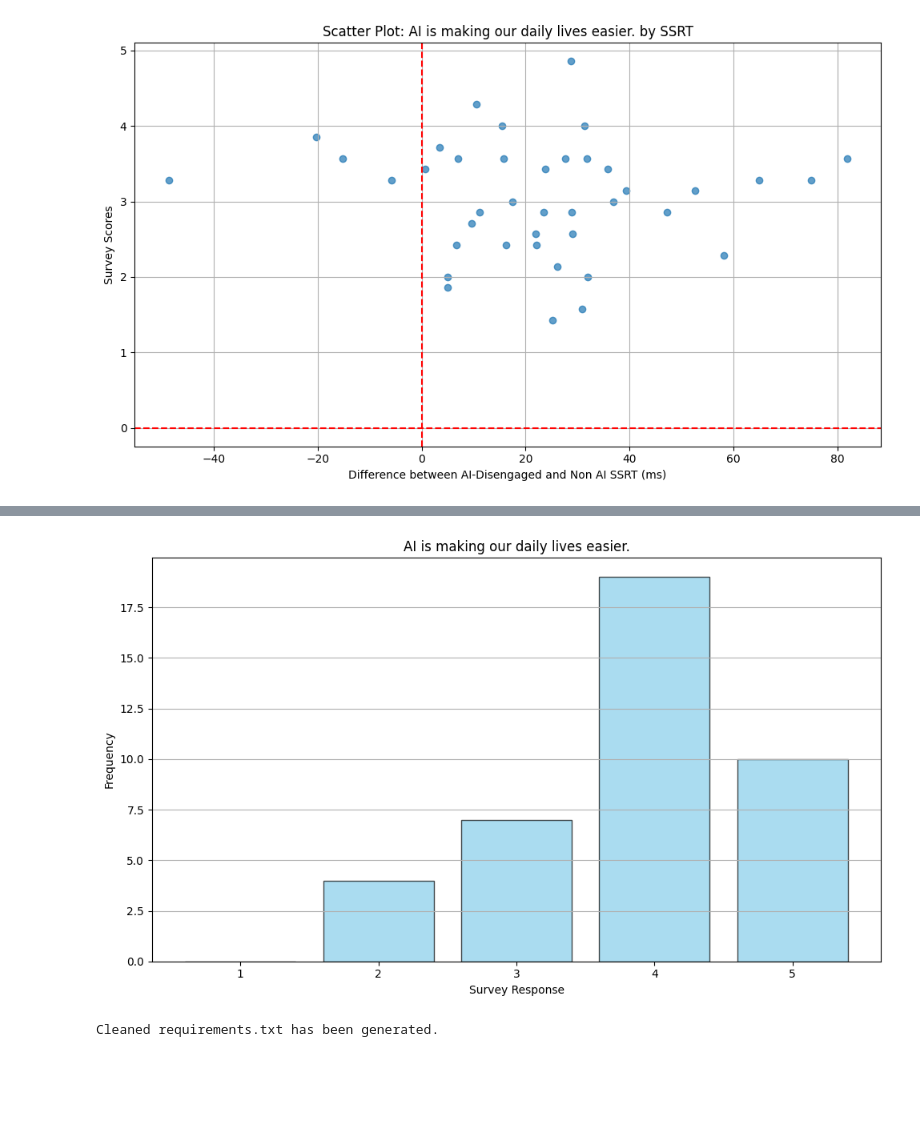
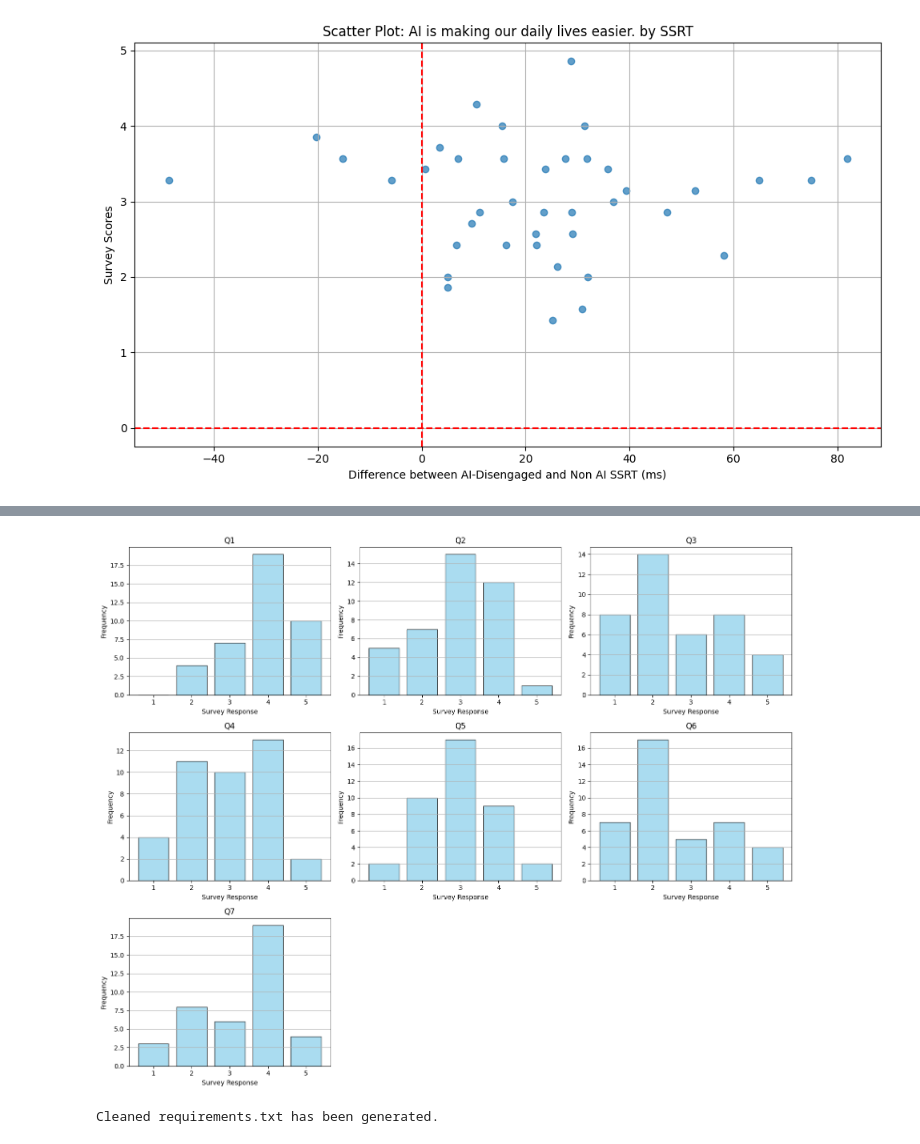
Before and after one commit to kriti-ach/SharedControlPaper, a Jupyter notebook: notebooks/analysis/shared_control_results.ipynb, the cells around one changed output, grey strips where cells are left out. Cells and saved outputs as stored; diff of their text form; code cells hidden in the pictures; blank space fills up the shorter version.

Commit message:
added plot for survey responses

```diff
--- a/notebooks/analysis/shared_control_results.ipynb
+++ b/notebooks/analysis/shared_control_results.ipynb
@@ -1023,29 +1023,3 @@ correlate_and_plot_survey_scores('AI is making our daily lives easier.')
 # %% [output]
 Correlation and p-value between SSRT and survey scores: -0.052092212631766346, 0.7495523054953301
 [figure]
-# %%
-def frequency_of_responses_to_survey(column_name):
-    """
-    Generate a bar chart of responses for a specific survey question.
-
-    Parameters:
-    - column_name: The text of the survey question.
-    - survey_results: A dictionary containing survey responses with subject ID mapping.
-    """
-    # Handle reverse coding for the specific question
-    if column_name == "I trust companies that do not use AI over companies that do.":
-        survey_results[column_name] = 6 - survey_results[column_name]
-
-    response_counts = np.bincount(survey_results[column_name].dropna().astype(int), minlength=6)[1:]
-
-    plt.figure(figsize=(10, 6))
-    plt.bar(np.arange(1, 6), response_counts, color='skyblue', edgecolor='black', alpha=0.7)
-    plt.xticks(np.arange(1, 6))
-    plt.xlabel("Survey Response")
-    plt.ylabel("Frequency")
-    plt.title(f'{column_name}')
-    plt.grid(axis='y')
-    plt.savefig(f'figures/frequency_{column_name}')
-    # Show the plot
-    plt.tight_layout()
-    plt.show()
@@ -1076,4 +1025,0 @@ frequency_of_responses_to_survey('I believe that increased use of artificial int
-# %%
-frequency_of_responses_to_survey('AI is making our daily lives easier.')
-# %% [output]
-[figure, removed]
@@ -1080,3 +1077,7 @@ frequency_of_responses_to_survey('AI is making our daily lives easier.')
+# %%
+frequency_of_responses_to_survey(question_list, survey_results)
+# %% [output]
+[figure, added]
 # %%
 import subprocess
 import re
```
Also changed, not shown: parts of 7 cells of this notebook, 11 other files.
